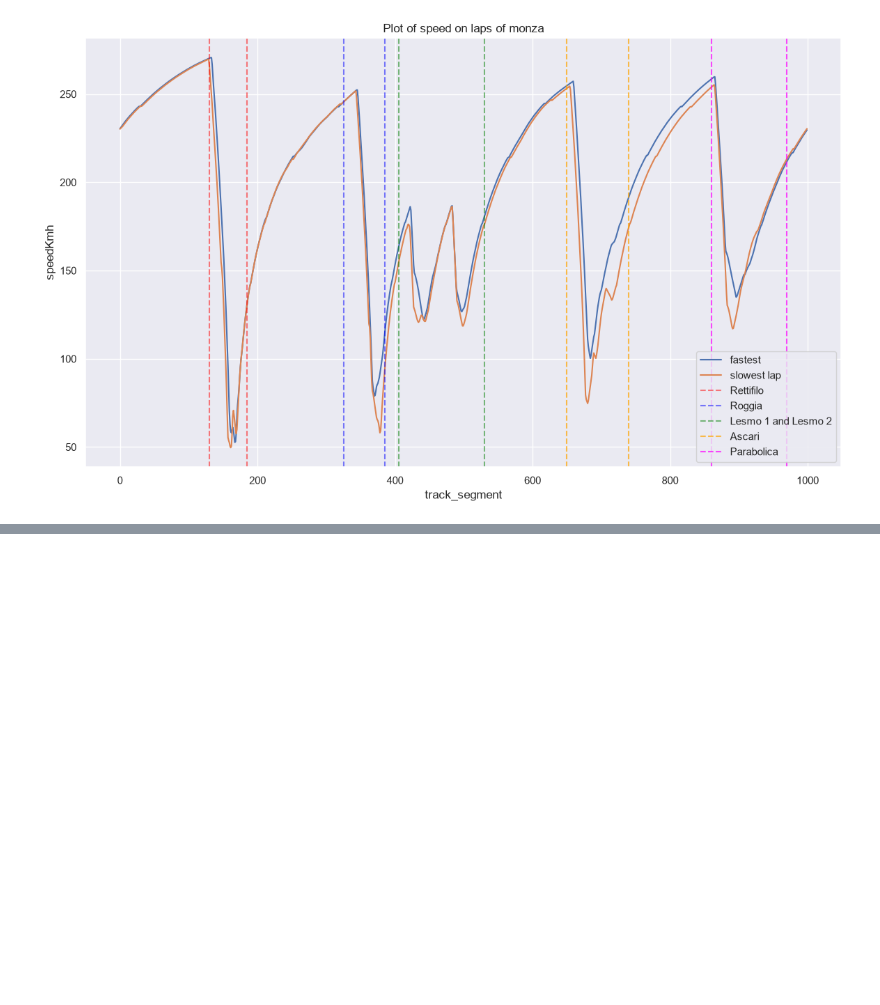
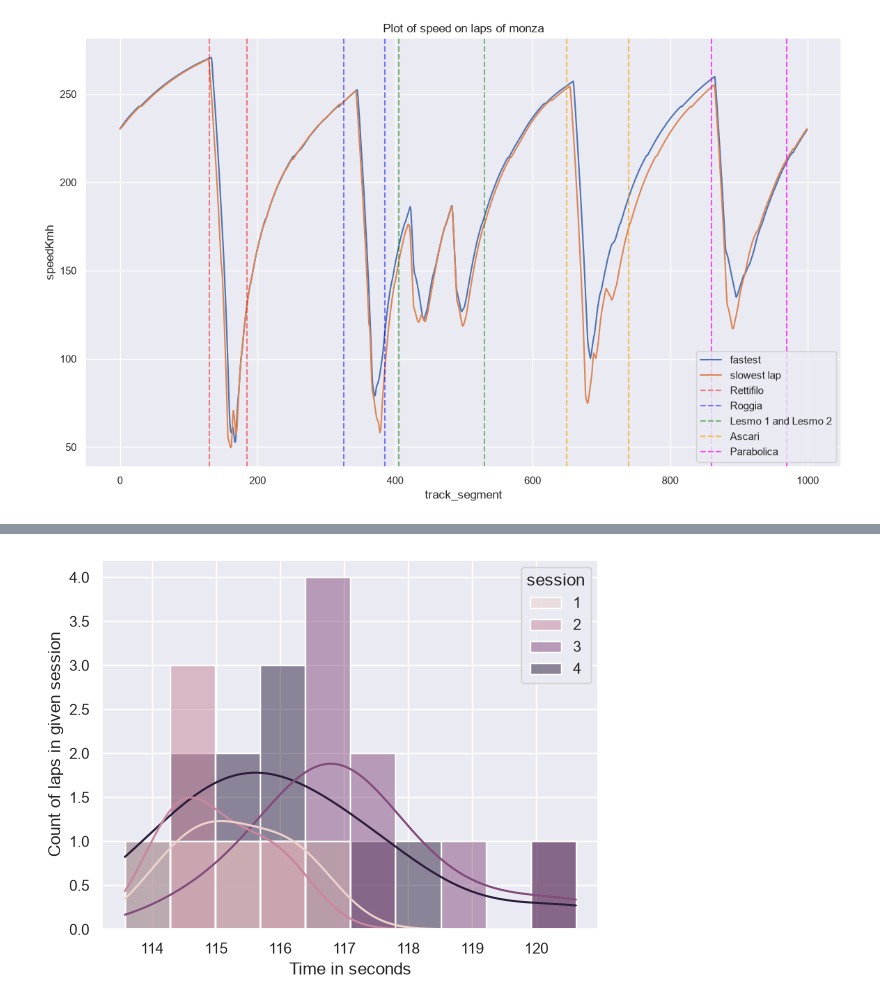
Before and after one commit to dabek782/Projekt-na-Programowanie-zaawansowane, a Jupyter notebook: src/data/processed/analisys.ipynb, the cells around one changed output, grey strips where cells are left out. Saved outputs shown, nothing was run; the diff lists cells and outputs as text; code cells hidden in the pictures; blank space fills up the shorter version.

```diff
--- a/src/data/processed/analisys.ipynb
+++ b/src/data/processed/analisys.ipynb
@@ -87,0 +108,9 @@ plt.show()
+# %%
+#Plot of progression in laptime during each session
+cleanLaps = df.groupby(["session" , "completedLaps"])["cleanLaps"].first().reset_index()
+sns.histplot(data=cleanLaps, kde=True , bins=10 , hue="session" , x="cleanLaps")
+plt.xlabel("Time in seconds")
+plt.ylabel("Count of laps in given session")
+plt.show()
+# %% [output]
+[figure, added]
```
Also changed, not shown: parts of 3 cells of this notebook, 1 other file.
